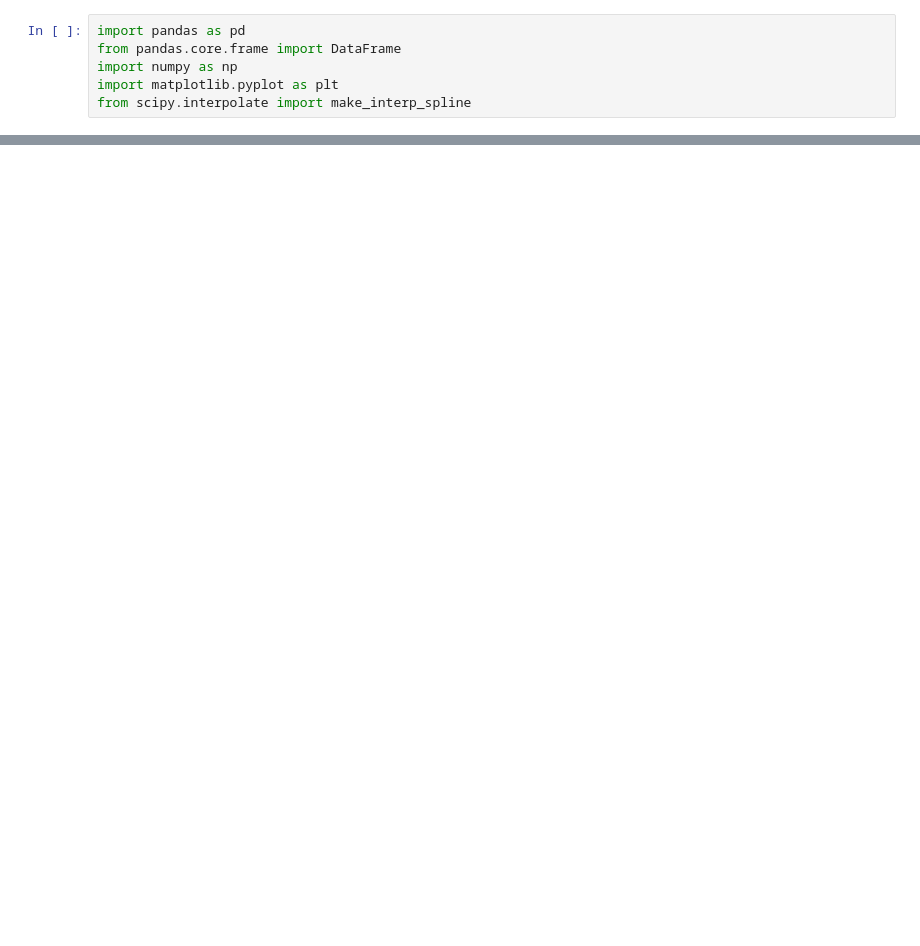
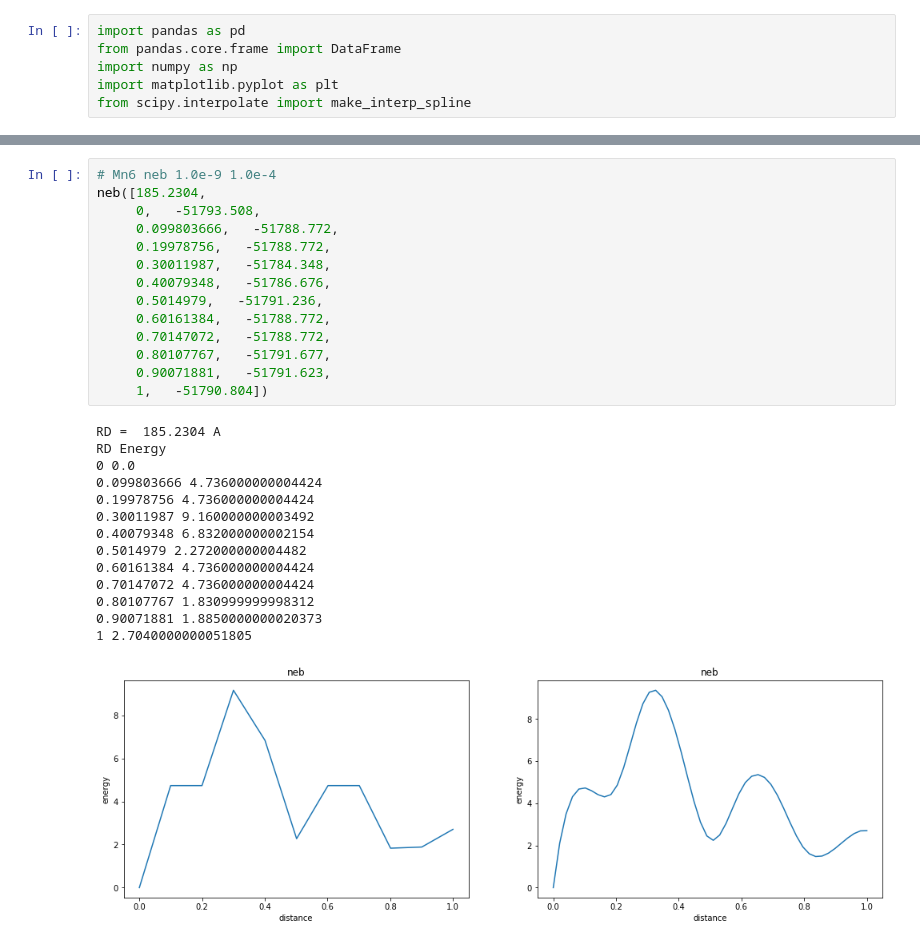
Before and after one commit to YuanshuoZhangDE/Python, a Jupyter notebook: Jupyter/Lammps Data Analysis/neb绘图.ipynb, the cells around one changed output, grey strips where cells are left out. Cells and saved outputs as stored; diff of their text form; blank space fills up the shorter version.

```diff
--- a/Jupyter/Lammps Data Analysis/neb绘图.ipynb
+++ b/Jupyter/Lammps Data Analysis/neb绘图.ipynb
@@ -411,0 +88,29 @@ Text(0.5, 1.0, 'neb')
+# %%
+# Mn6 neb 1.0e-9 1.0e-4
+neb([185.2304,
+     0,   -51793.508,
+     0.099803666,   -51788.772,
+     0.19978756,   -51788.772,
+     0.30011987,   -51784.348,
+     0.40079348,   -51786.676,
+     0.5014979,   -51791.236,
+     0.60161384,   -51788.772,
+     0.70147072,   -51788.772,
+     0.80107767,   -51791.677,
+     0.90071881,   -51791.623,
+     1,   -51790.804])
+# %% [output]
+RD =  185.2304 A
+RD Energy
+0 0.0
+0.099803666 4.736000000004424
+0.19978756 4.736000000004424
+0.30011987 9.160000000003492
+0.40079348 6.832000000002154
+0.5014979 2.272000000004482
+0.60161384 4.736000000004424
+0.70147072 4.736000000004424
+0.80107767 1.830999999998312
+0.90071881 1.8850000000020373
+1 2.7040000000051805
+[figure, added]
```
Also changed, not shown: parts of 6 cells of this notebook.
